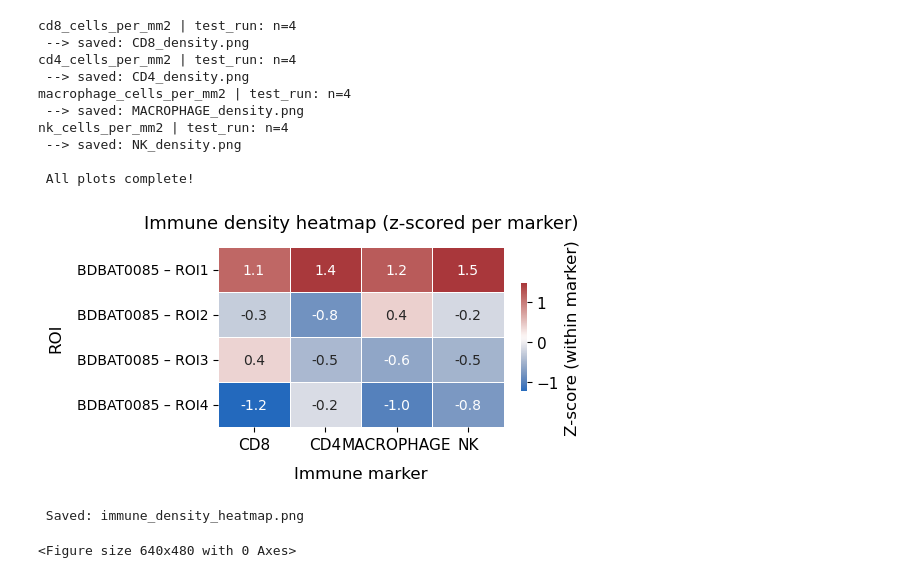
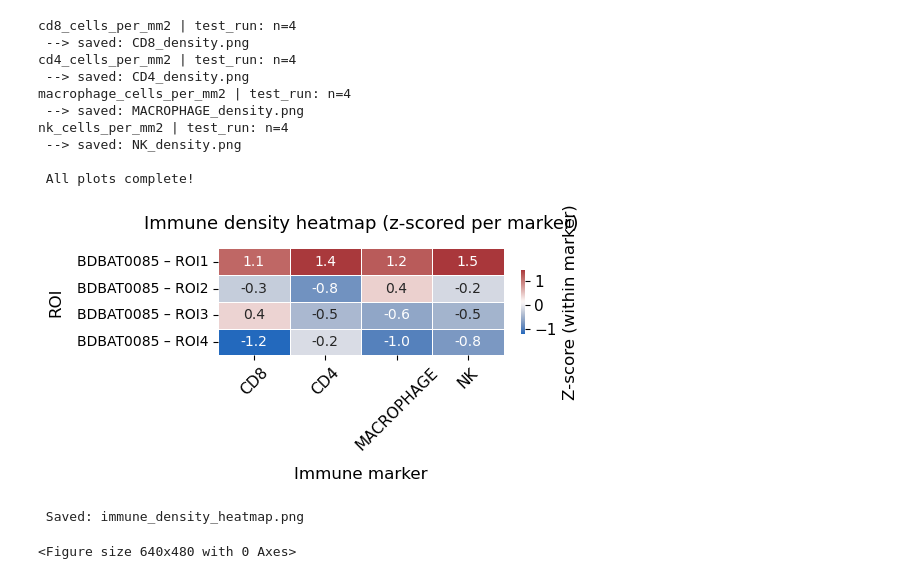
Before and after one commit to elizabethxiu/Elizabeth_Notebooks, a Jupyter notebook: Elizabeth_step3_nopc_immune_plots.ipynb, the cells around one changed output. Drawn from its saved outputs; the diff is of its cells as text; code cells hidden in the pictures.

```diff
--- a/Elizabeth_step3_nopc_immune_plots.ipynb
+++ b/Elizabeth_step3_nopc_immune_plots.ipynb
@@ -366,34 +366,34 @@ sns.heatmap(
     annot=True, # write the actual value inside each cell
     fmt=".1f", # one decimal place
     annot_kws={"size": 10},  # font size of in-cell numbers
     cbar_kws={
         "label": colorbar_label,
         "shrink": 0.6,  # colorbar doesn't span full figure height
     },
 )
 
 # Axis formatting
 ax.set_xlabel("Immune marker", labelpad=10) # leave some room/padding bewteen the label and the tick marks
 ax.set_ylabel("ROI", labelpad=10)
 
 title = "Immune density heatmap (z-scored per marker)" if NORMALIZE else "Immune density heatmap (raw counts)"
 ax.set_title(title, pad=14)
 
-ax.set_xticklabels(ax.get_xticklabels(), rotation=0, ha="center") # horizontal alignment to the center
+ax.set_xticklabels(ax.get_xticklabels(), rotation=45, ha="center") # horizontal alignment to the center
 ax.set_yticklabels(ax.get_yticklabels(), rotation=0, fontsize=10)
 
 plt.tight_layout()
 plt.show()
 # Save the image
 try:
     filename = "immune_density_heatmap.png"
     plt.savefig(SAVE_DIR / filename, dpi=SAVE_DPI, bbox_inches="tight")
     print(f" Saved: {filename}")
 except Exception as e:
     print(f"Could not save heatmap: {e}") # show error message
 finally:
     plt.close(fig)
 # %% [output]
-[figure, old version]
+[figure, new version]
  Saved: immune_density_heatmap.png
 <Figure size 640x480 with 0 Axes>
```
Also changed, not shown: parts of 2 cells of this notebook.
